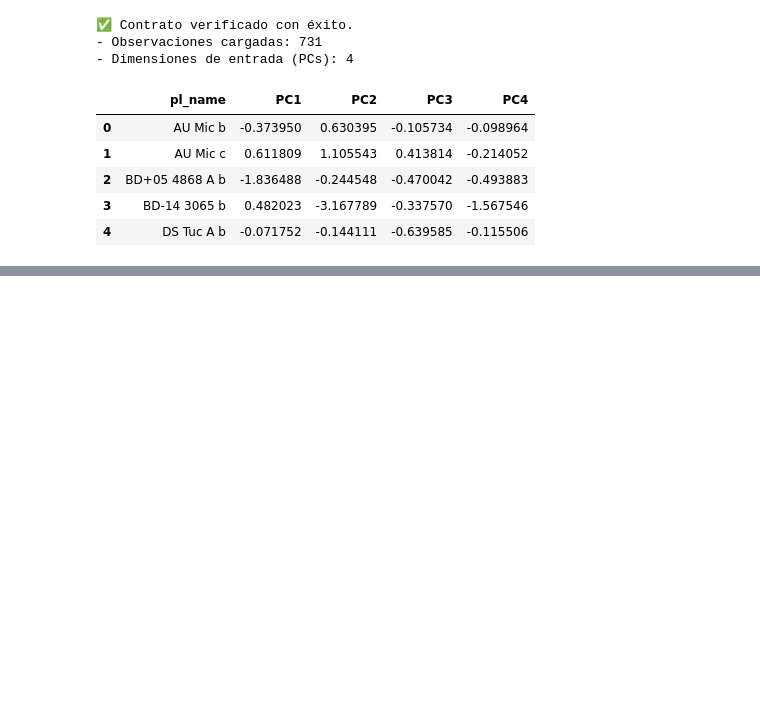
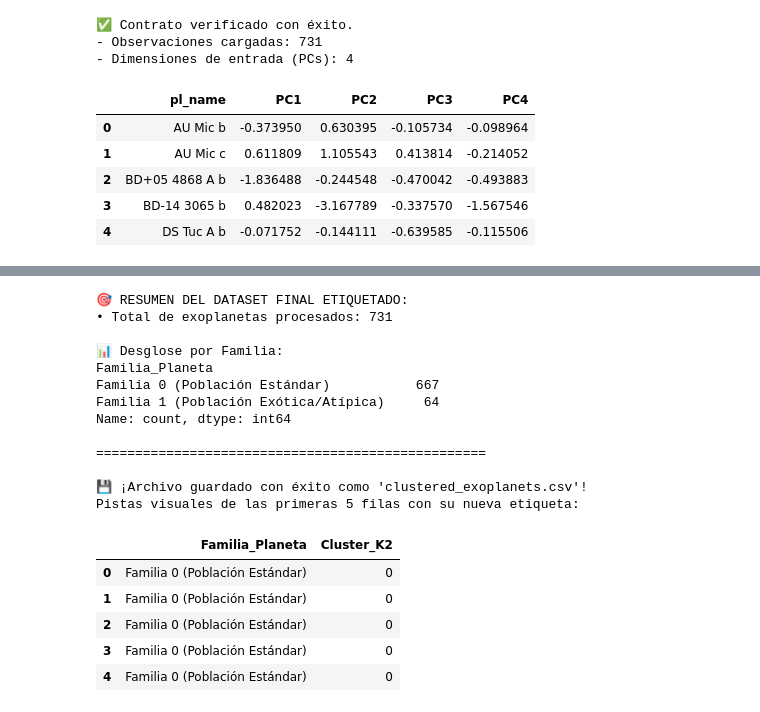
Before and after one commit to LauraSilRu/exoplanet-profiler, a Jupyter notebook: notebooks/05_clustering_and_evaluation.ipynb, the cells around one changed output, grey strips where cells are left out. Cells and saved outputs as stored; diff of their text form; code cells hidden in the pictures; blank space fills up the shorter version.

```diff
--- a/notebooks/05_clustering_and_evaluation.ipynb
+++ b/notebooks/05_clustering_and_evaluation.ipynb
@@ -63,0 +342,57 @@ df_pca.head()
+# %%
+# ---------------------------------------------------------
+# 1. ASIGNACIÓN DE ETIQUETAS AL DATAFRAME ORIGINAL
+# ---------------------------------------------------------
+# Creamos una copia del dataframe limpio original para no modificar el base directamente
+df_cluster_copy = df_pca.copy() if 'df_sal_clean' in locals() else df_pca.copy()
+
+# Asignamos las etiquetas asignadas por K-Means (K=2)
+df_cluster_copy['Cluster_K2'] = labels_final
+
+# Mapeamos los clusters a nombres descriptivos para facilitar el análisis
+cluster_names = {
+    0: 'Familia 0 (Población Estándar)',
+    1: 'Familia 1 (Población Exótica/Atípica)'
+}
+df_cluster_copy['Familia_Planeta'] = df_cluster_copy['Cluster_K2'].map(cluster_names)
+
+# ---------------------------------------------------------
+# 2. INSPECCIÓN DE LA DISTRIBUCIÓN FINAL
+# ---------------------------------------------------------
+print("🎯 RESUMEN DEL DATASET FINAL ETIQUETADO:")
+print(f"• Total de exoplanetas procesados: {len(df_cluster_copy)}")
+print("\n📊 Desglose por Familia:")
+print(df_cluster_copy['Familia_Planeta'].value_counts())
+
+print("\n" + "="*50 + "\n")
+
+# ---------------------------------------------------------
+# 3. EXPORTACIÓN A FICHERO CSV
+# ---------------------------------------------------------
+output_dir = 'data/processed'
+output_filename = 'clustered_exoplanets.csv'
+df_cluster_copy.to_csv(output_filename, index=False)
+
+print(f"💾 ¡Archivo guardado con éxito como '{output_filename}'!")
+print("Pistas visuales de las primeras 5 filas con su nueva etiqueta:")
+display(df_cluster_copy[['Familia_Planeta', 'Cluster_K2']].head())
+# %% [output]
+🎯 RESUMEN DEL DATASET FINAL ETIQUETADO:
+• Total de exoplanetas procesados: 731
+
+📊 Desglose por Familia:
+Familia_Planeta
+Familia 0 (Población Estándar)           667
+Familia 1 (Población Exótica/Atípica)     64
+Name: count, dtype: int64
+
+==================================================
+
+💾 ¡Archivo guardado con éxito como 'clustered_exoplanets.csv'!
+Pistas visuales de las primeras 5 filas con su nueva etiqueta:
+|  | Familia_Planeta | Cluster_K2 |
+| 0 | Familia 0 (Población Estándar) | 0 |
+| 1 | Familia 0 (Población Estándar) | 0 |
+| 2 | Familia 0 (Población Estándar) | 0 |
+| 3 | Familia 0 (Población Estándar) | 0 |
+| 4 | Familia 0 (Población Estándar) | 0 |
```
Also changed, not shown: parts of 14 cells of this notebook, 21 other files.
